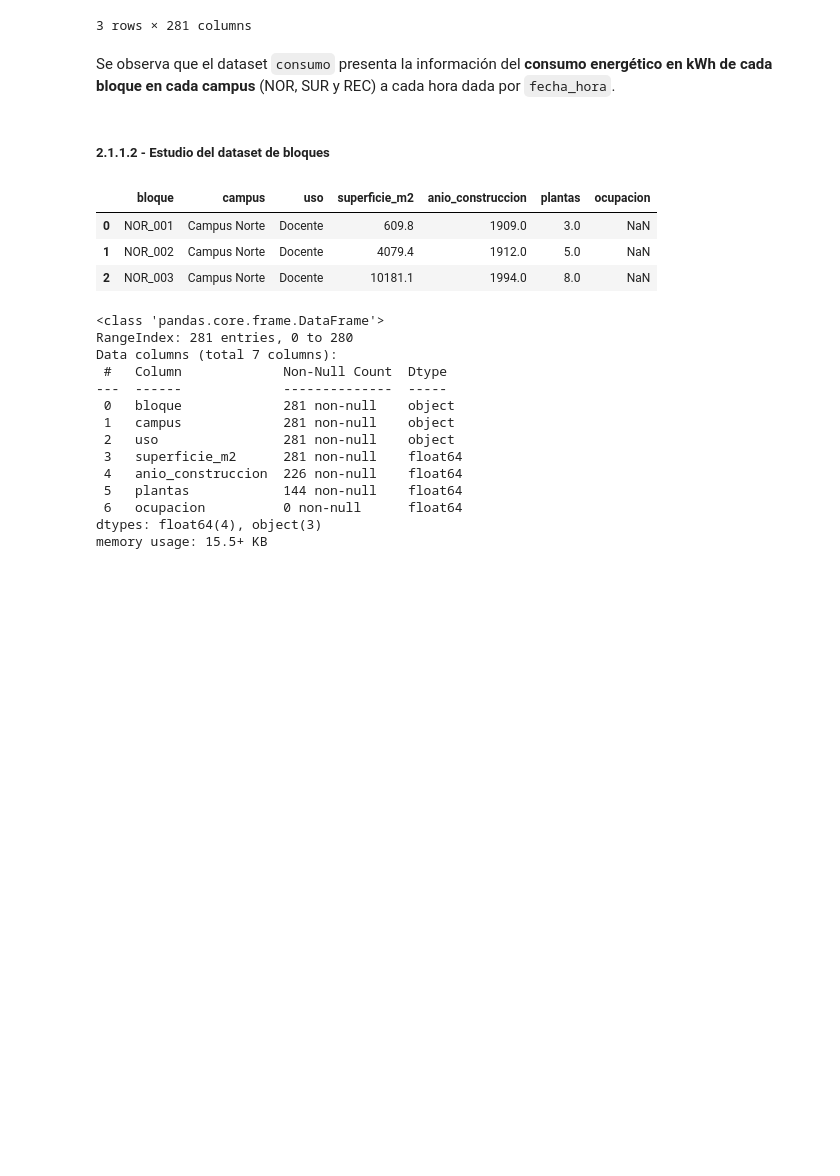
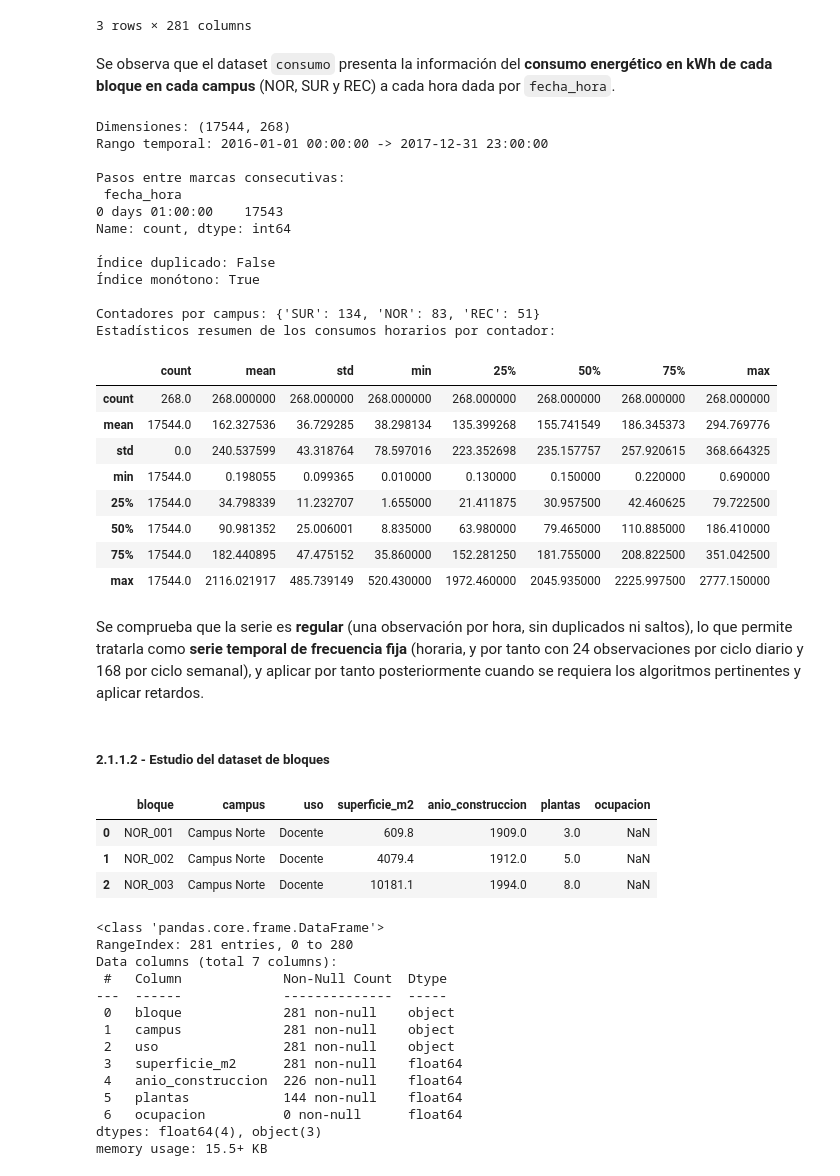
Before and after one commit to Martin-Kugler/network-attacks-and-energetic-efficiency-mcp, a Jupyter notebook: consumo_campus.ipynb, the cells around one changed output. Drawn from its saved outputs; the diff is of its cells as text; code cells hidden in the pictures; blank space fills up the shorter version.

```diff
--- a/consumo_campus.ipynb
+++ b/consumo_campus.ipynb
@@ -32,6 +32,47 @@ consumo.head(3)
 3 rows × 281 columns
 # %% [markdown]
 Se observa que el dataset `consumo` presenta la información del **consumo energético en kWh de cada bloque en cada campus** (NOR, SUR y REC) a cada hora dada por `fecha_hora`.
+# %%
+# Estudio cuantitativo básico del dataset de consumo
+print("Dimensiones:", consumo.shape)
+print("Rango temporal:", consumo.index.min(), "->", consumo.index.max())
+
+# Regularidad del índice (sin horas duplicadas ni saltos)
+saltos = consumo.index.to_series().diff().dropna().value_counts()
+print("\nPasos entre marcas consecutivas:\n", saltos)
+
+print("\nÍndice duplicado:", consumo.index.duplicated().any())
+print("Índice monótono:", consumo.index.is_monotonic_increasing)
+
+# Contadores por campus y estadísticos resumen de los consumos horarios por contador
+print("\nContadores por campus:", pd.Series([c[:3] for c in consumo.columns]).value_counts().to_dict())
+print("Estadísticos resumen de los consumos horarios por contador:")
+consumo.describe().T.describe()
+# %% [output]
+Dimensiones: (17544, 268)
+Rango temporal: 2016-01-01 00:00:00 -> 2017-12-31 23:00:00
+
+Pasos entre marcas consecutivas:
+ fecha_hora
+0 days 01:00:00    17543
+Name: count, dtype: int64
+
+Índice duplicado: False
+Índice monótono: True
+
+Contadores por campus: {'SUR': 134, 'NOR': 83, 'REC': 51}
+Estadísticos resumen de los consumos horarios por contador:
+|  | count | mean | std | min | 25% | 50% | 75% | max |
+| count | 268.0 | 268.000000 | 268.000000 | 268.000000 | 268.000000 | 268.000000 | 268.000000 | 268.000000 |
+| mean | 17544.0 | 162.327536 | 36.729285 | 38.298134 | 135.399268 | 155.741549 | 186.345373 | 294.769776 |
+| std | 0.0 | 240.537599 | 43.318764 | 78.597016 | 223.352698 | 235.157757 | 257.920615 | 368.664325 |
+| min | 17544.0 | 0.198055 | 0.099365 | 0.010000 | 0.130000 | 0.150000 | 0.220000 | 0.690000 |
+| 25% | 17544.0 | 34.798339 | 11.232707 | 1.655000 | 21.411875 | 30.957500 | 42.460625 | 79.722500 |
+| 50% | 17544.0 | 90.981352 | 25.006001 | 8.835000 | 63.980000 | 79.465000 | 110.885000 | 186.410000 |
+| 75% | 17544.0 | 182.440895 | 47.475152 | 35.860000 | 152.281250 | 181.755000 | 208.822500 | 351.042500 |
+| max | 17544.0 | 2116.021917 | 485.739149 | 520.430000 | 1972.460000 | 2045.935000 | 2225.997500 | 2777.150000 |
+# %% [markdown]
+Se comprueba que la serie es **regular** (una observación por hora, sin duplicados ni saltos), lo que permite tratarla como **serie temporal de frecuencia fija** (horaria, y por tanto con 24 observaciones por ciclo diario y 168 por ciclo semanal), y aplicar por tanto posteriormente cuando se requiera los algoritmos pertinentes y aplicar retardos.
 # %% [markdown]
 ##### 2.1.1.2 - Estudio del dataset de bloques
 # %%
```
Also changed, not shown: parts of 30 cells of this notebook.
